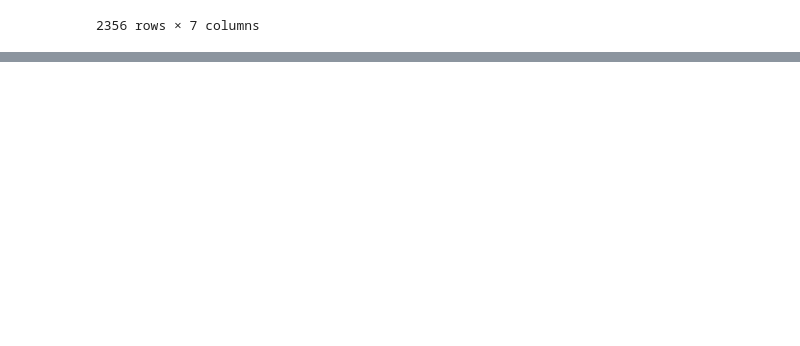
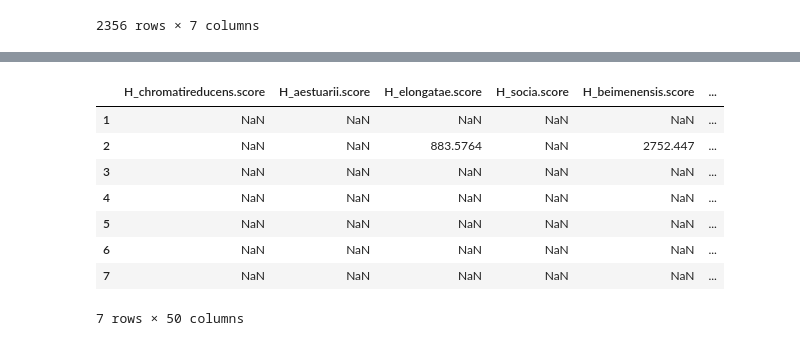
Before and after one commit to svetlana-voskr/project-group-Gammaproteobacteria-1, a Jupyter notebook: notebook.ipynb, the cells around one changed output, grey strips where cells are left out. Cells and saved outputs as stored; diff of their text form; code cells hidden in the pictures; blank space fills up the shorter version.

```diff
--- a/notebook.ipynb
+++ b/notebook.ipynb
@@ -226,0 +230,13 @@ chosen
+# %%
+heat_df = chosen.iloc[:, 53:103]
+heat_df
+# %% [output]
+|  | H_chromatireducens.score | H_aestuarii.score | H_elongatae.score | H_socia.score | H_beimenensis.score | ... |
+| 1 | NaN | NaN | NaN | NaN | NaN | ... |
+| 2 | NaN | NaN | 883.5764 | NaN | 2752.447 | ... |
+| 3 | NaN | NaN | NaN | NaN | NaN | ... |
+| 4 | NaN | NaN | NaN | NaN | NaN | ... |
+| 5 | NaN | NaN | NaN | NaN | NaN | ... |
+| 6 | NaN | NaN | NaN | NaN | NaN | ... |
+| 7 | NaN | NaN | NaN | NaN | NaN | ... |
+7 rows × 50 columns
```
Also changed, not shown: parts of 8 cells of this notebook, 2 other files.
